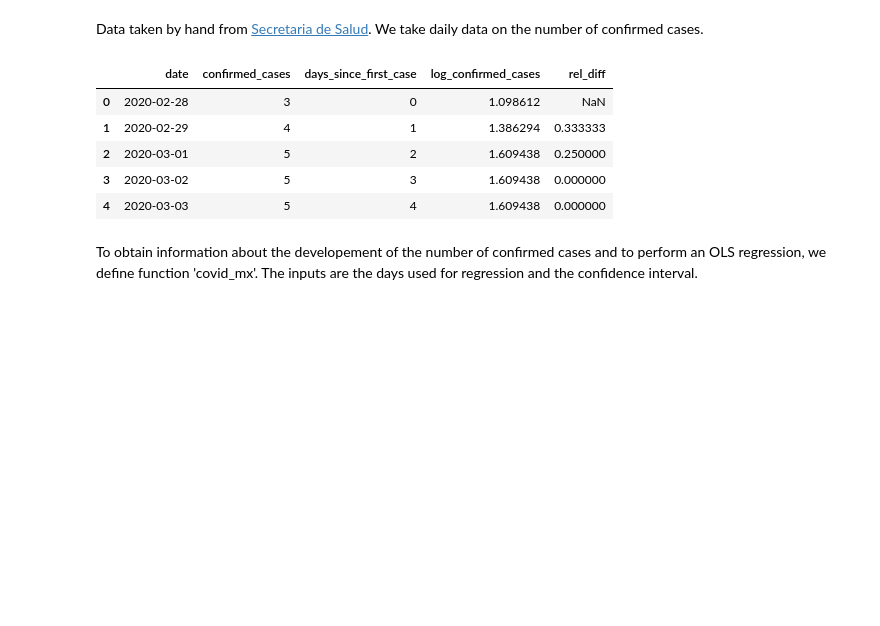
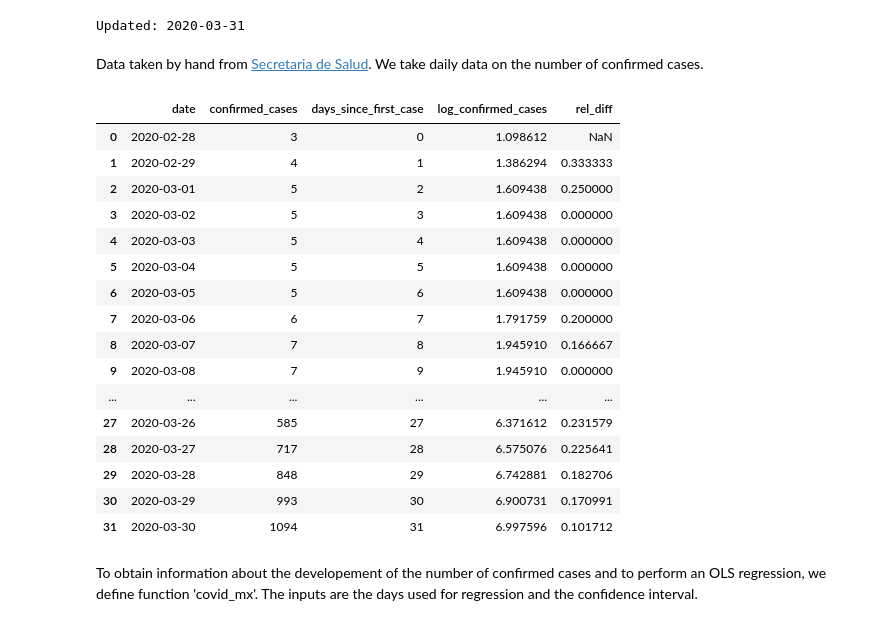
Before and after one commit to aldodec/Covid19-Mex, a Jupyter notebook: Covid19_Mx.ipynb, the cells around one changed output. Saved outputs shown, nothing was run; the diff lists cells and outputs as text; code cells hidden in the pictures; blank space fills up the shorter version.

```diff
--- a/Covid19_Mx.ipynb
+++ b/Covid19_Mx.ipynb
@@ -7,6 +9,12 @@ import seaborn as sns
 sns.set()
 plt.style.use('fivethirtyeight')
 import statsmodels.api as sm
+from statsmodels.tools.eval_measures import rmse
+from datetime import date
+today = date.today()
+print("Updated:", today)
+# %% [output]
+Updated: 2020-03-31
 # %% [markdown]
  Data taken by hand from [Secretaria de Salud](https://www.gob.mx/salud/documentos/informacion-internacional-y-nacional-sobre-nuevo-coronavirus-2019-ncov). We take daily data on the number of confirmed cases.
 # %%
@@ -14,10 +22,11 @@ date = ['2020-02-28','2020-02-29','2020-03-01','2020-03-02','2020-03-03','2020-0
        ,'2020-03-05','2020-03-06','2020-03-07','2020-03-08','2020-03-09','2020-03-10',
        '2020-03-11','2020-03-12','2020-03-13','2020-03-14','2020-03-15','2020-03-16',
        '2020-03-17','2020-03-18','2020-03-19','2020-03-20','2020-03-21','2020-03-22',
-        '2020-03-23','2020-03-24','2020-03-25','2020-03-26','2020-03-27','2020-03-28']
+        '2020-03-23','2020-03-24','2020-03-25','2020-03-26','2020-03-27','2020-03-28',
+        '2020-03-29','2020-03-30']
 
 confirmed_cases = [3,4,5,5,5,5,5,6,7,7,7,7,11,14,26,41,53,82,93,118,164,203,251,316
-                   ,367,405,475,585,717,848]
+                   ,367,405,475,585,717,848,993,1094]
 
 df = pd.DataFrame({'date':date,'confirmed_cases':confirmed_cases})
 df['date']=pd.to_datetime(df['date'])
@@ -30,14 +39,25 @@ df['days_since_first_case'] = days_since_first_case
 df['log_confirmed_cases'] = np.log(df['confirmed_cases'])
 df['rel_diff'] = df['confirmed_cases']/df['confirmed_cases'].shift(1) - 1
 # %%
-df.head()
+df
 # %% [output]
 |  | date | confirmed_cases | days_since_first_case | log_confirmed_cases | rel_diff |
 | 0 | 2020-02-28 | 3 | 0 | 1.098612 | NaN |
 | 1 | 2020-02-29 | 4 | 1 | 1.386294 | 0.333333 |
 | 2 | 2020-03-01 | 5 | 2 | 1.609438 | 0.250000 |
 | 3 | 2020-03-02 | 5 | 3 | 1.609438 | 0.000000 |
 | 4 | 2020-03-03 | 5 | 4 | 1.609438 | 0.000000 |
+| 5 | 2020-03-04 | 5 | 5 | 1.609438 | 0.000000 |
+| 6 | 2020-03-05 | 5 | 6 | 1.609438 | 0.000000 |
+| 7 | 2020-03-06 | 6 | 7 | 1.791759 | 0.200000 |
+| 8 | 2020-03-07 | 7 | 8 | 1.945910 | 0.166667 |
+| 9 | 2020-03-08 | 7 | 9 | 1.945910 | 0.000000 |
+| ... | ... | ... | ... | ... | ... |
+| 27 | 2020-03-26 | 585 | 27 | 6.371612 | 0.231579 |
+| 28 | 2020-03-27 | 717 | 28 | 6.575076 | 0.225641 |
+| 29 | 2020-03-28 | 848 | 29 | 6.742881 | 0.182706 |
+| 30 | 2020-03-29 | 993 | 30 | 6.900731 | 0.170991 |
+| 31 | 2020-03-30 | 1094 | 31 | 6.997596 | 0.101712 |
 # %% [markdown]
 To obtain information about the developement of the number of confirmed cases and to perform an OLS regression, we define function 'covid_mx'. The inputs are the days used for regression and the confidence interval.
 # %%
```
Also changed, not shown: parts of 4 cells of this notebook.
